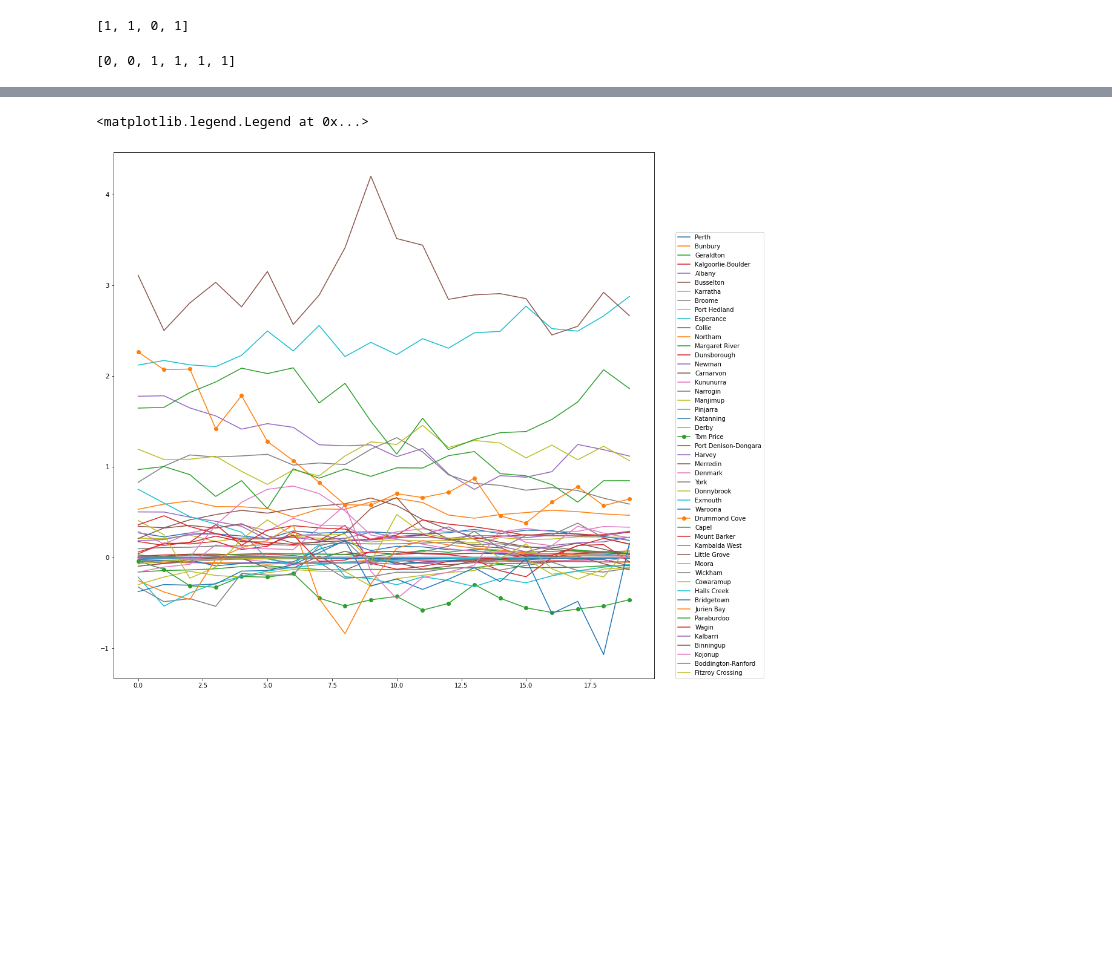
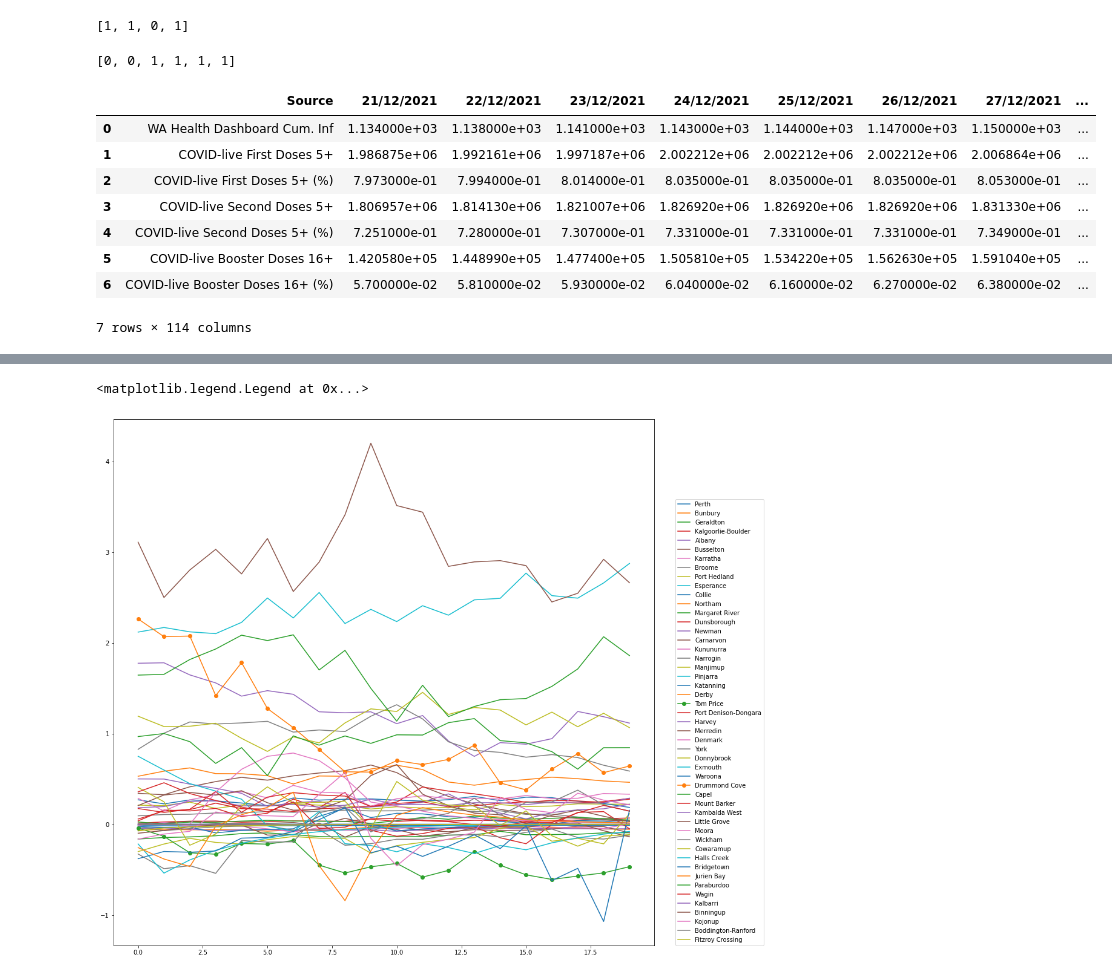
Before and after one commit to yuval-b/covid_thesis, a Jupyter notebook: 8. Discrete Population Compartmental Model.ipynb, the cells around one changed output, grey strips where cells are left out. Cells and saved outputs as stored; diff of their text form; code cells hidden in the pictures; blank space fills up the shorter version.

```diff
--- a/8. Discrete Population Compartmental Model.ipynb
+++ b/8. Discrete Population Compartmental Model.ipynb
@@ -348,0 +382,12 @@ def movement(x_init, day, num_towns,popn):
+# %%
+wa_data
+# %% [output]
+|  | Source | 21/12/2021 | 22/12/2021 | 23/12/2021 | 24/12/2021 | 25/12/2021 | 26/12/2021 | 27/12/2021 | ... |
+| 0 | WA Health Dashboard Cum. Inf | 1.134000e+03 | 1.138000e+03 | 1.141000e+03 | 1.143000e+03 | 1.144000e+03 | 1.147000e+03 | 1.150000e+03 | ... |
+| 1 | COVID-live First Doses 5+ | 1.986875e+06 | 1.992161e+06 | 1.997187e+06 | 2.002212e+06 | 2.002212e+06 | 2.002212e+06 | 2.006864e+06 | ... |
+| 2 | COVID-live First Doses 5+ (%) | 7.973000e-01 | 7.994000e-01 | 8.014000e-01 | 8.035000e-01 | 8.035000e-01 | 8.035000e-01 | 8.053000e-01 | ... |
+| 3 | COVID-live Second Doses 5+ | 1.806957e+06 | 1.814130e+06 | 1.821007e+06 | 1.826920e+06 | 1.826920e+06 | 1.826920e+06 | 1.831330e+06 | ... |
+| 4 | COVID-live Second Doses 5+ (%) | 7.251000e-01 | 7.280000e-01 | 7.307000e-01 | 7.331000e-01 | 7.331000e-01 | 7.331000e-01 | 7.349000e-01 | ... |
+| 5 | COVID-live Booster Doses 16+ | 1.420580e+05 | 1.448990e+05 | 1.477400e+05 | 1.505810e+05 | 1.534220e+05 | 1.562630e+05 | 1.591040e+05 | ... |
+| 6 | COVID-live Booster Doses 16+ (%) | 5.700000e-02 | 5.810000e-02 | 5.930000e-02 | 6.040000e-02 | 6.160000e-02 | 6.270000e-02 | 6.380000e-02 | ... |
+7 rows × 114 columns
```
Also changed, not shown: parts of 15 cells of this notebook.
